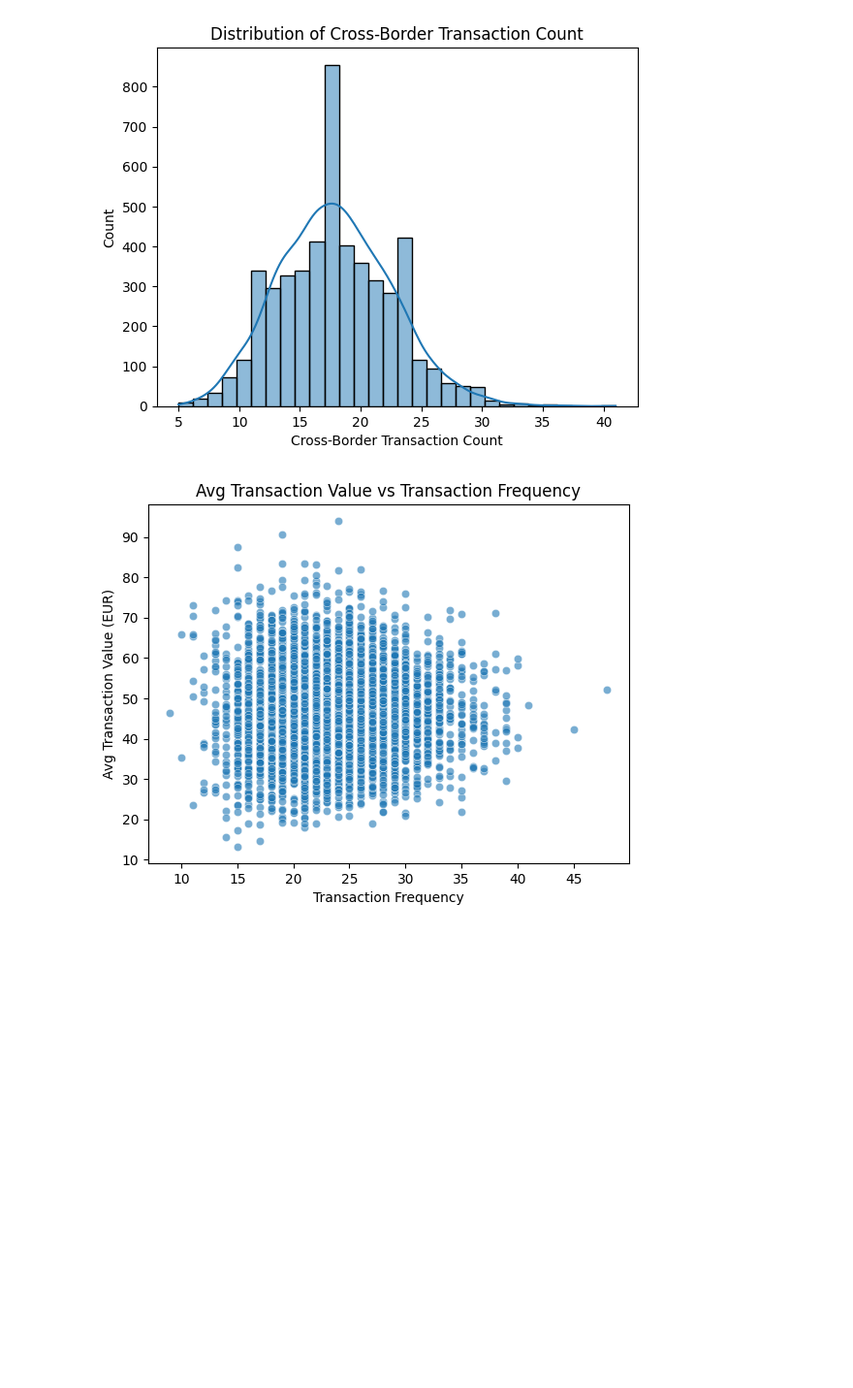
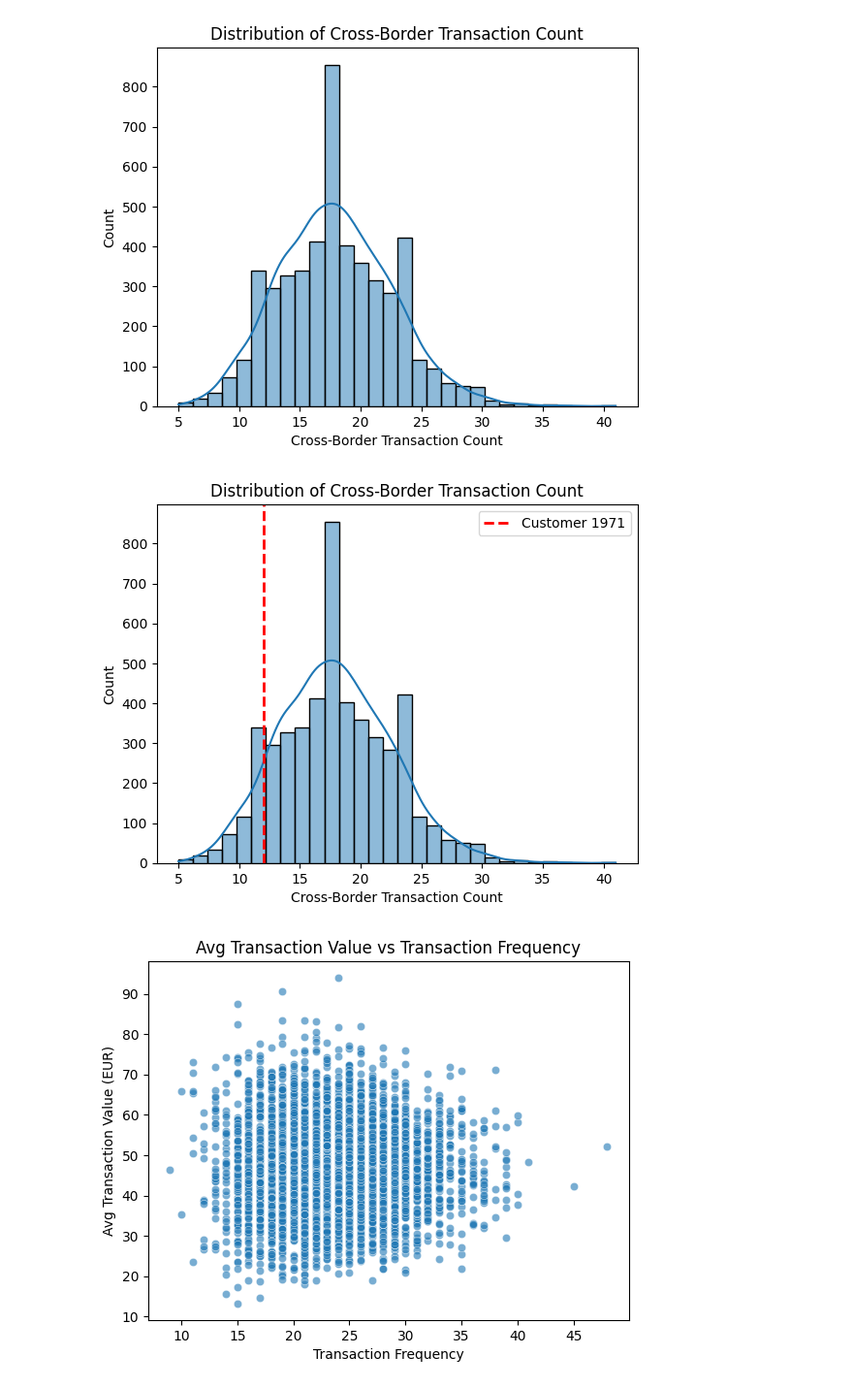
Before and after one commit to kiritsugufgo/accenture_song_assignment, a Jupyter notebook: notebooks/03_feature_engineering.ipynb, the cells around one changed output. Shown at 97% size. Cells and saved outputs as stored; diff of their text form; code cells hidden in the pictures; blank space fills up the shorter version.

```diff
--- a/notebooks/03_feature_engineering.ipynb
+++ b/notebooks/03_feature_engineering.ipynb
@@ -297,6 +417,49 @@ plt.ylabel("Count")
 plt.show()
 # %% [output]
 [figure]
+# %%
+def plot_cross_border_count_with_customer(
+    customers_gold_df,
+    customer_id: int,
+    bins: int = 30
+):
+    # Get the customer's cross-border transaction count
+    customer_value = customers_gold_df.loc[
+        customers_gold_df['customer_id'] == customer_id,
+        'cross_border_count'
+    ]
+
+    if customer_value.empty:
+        raise ValueError(f"Customer ID {customer_id} not found in dataframe.")
+
+    customer_value = customer_value.iloc[0]
+
+    # Plot distribution
+    plt.figure()
+    sns.histplot(
+        customers_gold_df['cross_border_count'],
+        bins=bins,
+        kde=True
+    )
+
+    # Plot customer's value as a red vertical line
+    plt.axvline(
+        customer_value,
+        color='red',
+        linestyle='--',
+        linewidth=2,
+        label=f'Customer {customer_id}'
+    )
+
+    plt.title("Distribution of Cross-Border Transaction Count")
+    plt.xlabel("Cross-Border Transaction Count")
+    plt.ylabel("Count")
+    plt.legend()
+    plt.show()
+
+plot_cross_border_count_with_customer(customers_gold_df, customer_id=1971)
+# %% [output]
+[figure, added]
 # %%
 plt.figure()
 sns.scatterplot(
```
Also changed, not shown: parts of 3 cells of this notebook, 7 other files.
